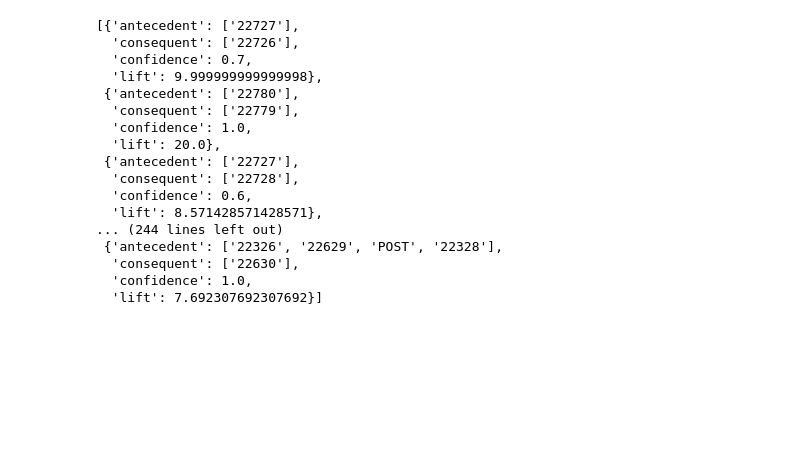
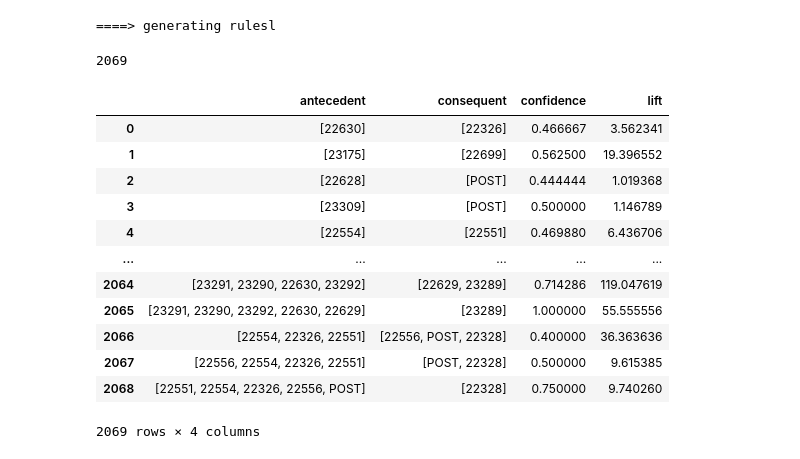
Before and after one commit to Code-Name-0/Apriori, a Jupyter notebook: models/final.ipynb, the cells around one changed output. Saved outputs shown, nothing was run; the diff lists cells and outputs as text; code cells hidden in the pictures; blank space fills up the shorter version.

```diff
--- a/models/final.ipynb
+++ b/models/final.ipynb
@@ -66,7 +66,8 @@ class Aprio:
         removes items that does not verify the minimum support condition
     """
     def prune_min_supp(self, candidate_counts):
-        return {itemset for itemset, count in candidate_counts.items() if count >= self.min_support}
+
+        return {itemset for itemset, count in candidate_counts.items() if count  >= self.min_support}
 
 
     def prune_subsets(self,candidates, prev_frequent_itemsets):
@@ -135,7 +136,9 @@ class Aprio:
     def calculate_support(self, itemset):
         return self.items_count[itemset] / len(self.transactions)
 
+
     def generate_rules(self, frequent_itemsets, min_confidence):
+        print("====> generating rulesl")
         rules = []
         for itemset in frequent_itemsets:
             if len(itemset) > 1:
@@ -146,27 +149,31 @@ class Aprio:
                     confidence = self.calculate_confidence(itemset, antecedent)
                     lift = self.calculate_lift(confidence, consequent)
                     if confidence >= min_confidence:
-                        rules.append({"antecedent": list(antecedent), "consequent": list(consequent), "confidence": confidence, "lift": lift})
+                        if len(list(antecedent)) > 0 and len(list(consequent)) > 0:
+                            rules.append({"antecedent": list(antecedent), "consequent": list(consequent), "confidence": confidence, "lift": lift})
         return rules
 # %%
-apr = Aprio(dataset.head(100), 5, 0.5)
+apr = Aprio(dataset.head(1000), 5, 0.4)
+# %% [output]
+====> generating rulesl
-# %%
-apr.rules
-# %% [output]
-[{'antecedent': ['22727'],
-  'consequent': ['22726'],
-  'confidence': 0.7,
-  'lift': 9.999999999999998},
- {'antecedent': ['22780'],
-  'consequent': ['22779'],
-  'confidence': 1.0,
-  'lift': 20.0},
- {'antecedent': ['22727'],
-  'consequent': ['22728'],
-  'confidence': 0.6,
-  'lift': 8.571428571428571},
-... (244 lines left out)
- {'antecedent': ['22326', '22629', 'POST', '22328'],
-  'consequent': ['22630'],
-  'confidence': 1.0,
-  'lift': 7.692307692307692}]
+# %%
+len(apr.rules)
+# %% [output]
+2069
+# %%
+rules_df = pd.DataFrame(apr.rules)
+rules_df
+# %% [output]
+|  | antecedent | consequent | confidence | lift |
+| 0 | [22630] | [22326] | 0.466667 | 3.562341 |
+| 1 | [23175] | [22699] | 0.562500 | 19.396552 |
+| 2 | [22628] | [POST] | 0.444444 | 1.019368 |
+| 3 | [23309] | [POST] | 0.500000 | 1.146789 |
+| 4 | [22554] | [22551] | 0.469880 | 6.436706 |
+| ... | ... | ... | ... | ... |
+| 2064 | [23291, 23290, 22630, 23292] | [22629, 23289] | 0.714286 | 119.047619 |
+| 2065 | [23291, 23290, 23292, 22630, 22629] | [23289] | 1.000000 | 55.555556 |
+| 2066 | [22554, 22326, 22551] | [22556, POST, 22328] | 0.400000 | 36.363636 |
+| 2067 | [22556, 22554, 22326, 22551] | [POST, 22328] | 0.500000 | 9.615385 |
+| 2068 | [22551, 22554, 22326, 22556, POST] | [22328] | 0.750000 | 9.740260 |
+2069 rows × 4 columns
```
Also changed, not shown: parts of 3 cells of this notebook, 11 other files.
